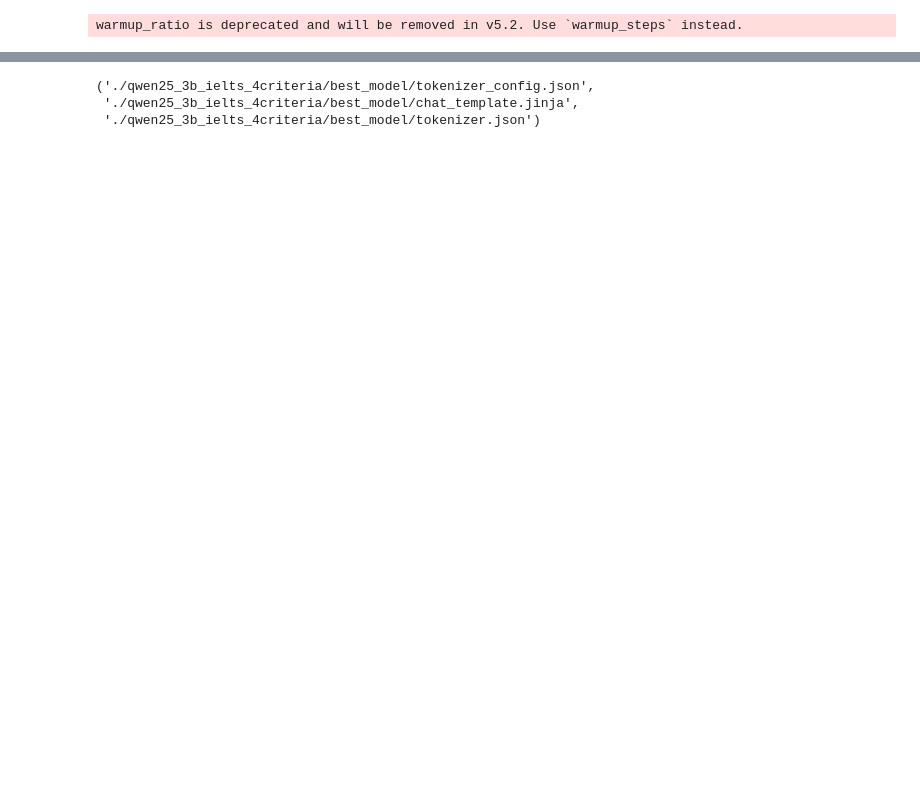
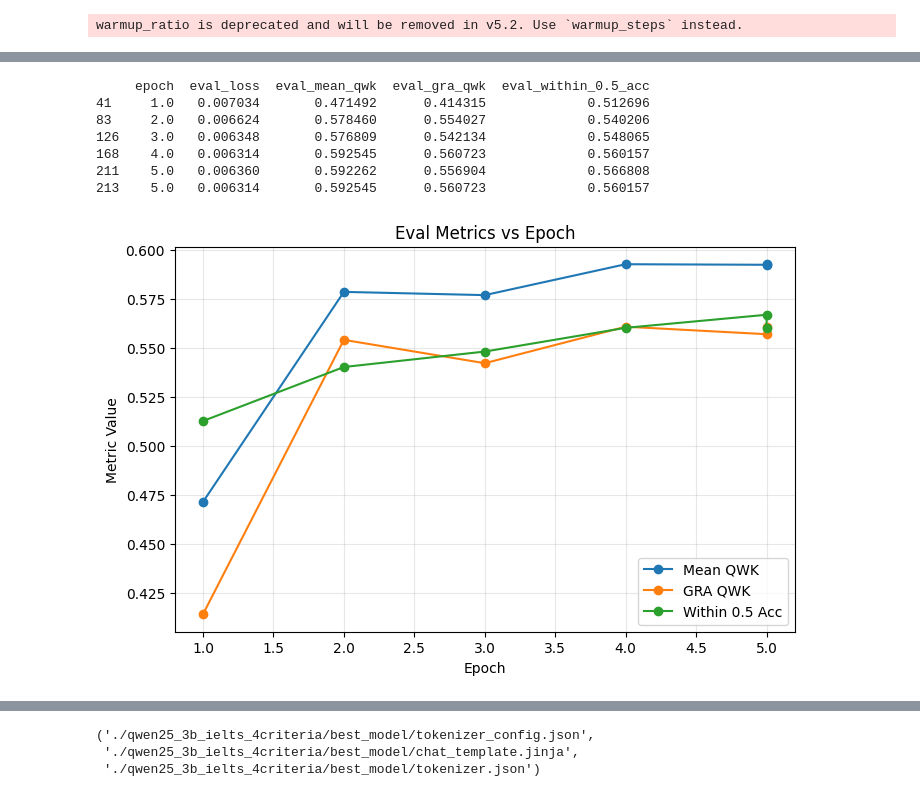
Before and after one commit to ChuTungDuongg/IELTS-Writing-Evals, a Jupyter notebook: further_test/qwen_3b_10epochs_grammar.ipynb, the cells around one changed output, grey strips where cells are left out. Saved outputs shown, nothing was run; the diff lists cells and outputs as text; code cells hidden in the pictures; blank space fills up the shorter version.

```diff
--- a/further_test/qwen_3b_10epochs_grammar.ipynb
+++ b/further_test/qwen_3b_10epochs_grammar.ipynb
@@ -596,3 +600,43 @@ KeyboardInterrupt:
+# %%
+import pandas as pd
+import matplotlib.pyplot as plt
+
+# lấy log
+log_history = trainer.state.log_history
+df = pd.DataFrame(log_history)
+
+# chỉ lấy các dòng có evaluation
+eval_df = df[df["eval_mean_qwk"].notna()].copy()
+
+# giữ metric cần
+eval_df = eval_df[
+    ["epoch","eval_loss","eval_mean_qwk","eval_gra_qwk","eval_within_0.5_acc"]
+]
+
+print(eval_df)
+
+plt.figure(figsize=(8,5))
+
+plt.plot(eval_df["epoch"], eval_df["eval_mean_qwk"], marker="o", label="Mean QWK")
+plt.plot(eval_df["epoch"], eval_df["eval_gra_qwk"], marker="o", label="GRA QWK")
+plt.plot(eval_df["epoch"], eval_df["eval_within_0.5_acc"], marker="o", label="Within 0.5 Acc")
+
+plt.xlabel("Epoch")
+plt.ylabel("Metric Value")
+plt.title("Eval Metrics vs Epoch")
+plt.legend()
+plt.grid(alpha=0.3)
+
+plt.show()
+# %% [output]
+     epoch  eval_loss  eval_mean_qwk  eval_gra_qwk  eval_within_0.5_acc
+41     1.0   0.007034       0.471492      0.414315             0.512696
+83     2.0   0.006624       0.578460      0.554027             0.540206
+126    3.0   0.006348       0.576809      0.542134             0.548065
+168    4.0   0.006314       0.592545      0.560723             0.560157
+211    5.0   0.006360       0.592262      0.556904             0.566808
+213    5.0   0.006314       0.592545      0.560723             0.560157
+[figure, added]
 # %%
 val_metrics = trainer.evaluate(tokenized_ds["validation"])
 print("Validation metrics:", val_metrics)
```
Also changed, not shown: parts of 14 cells of this notebook.
